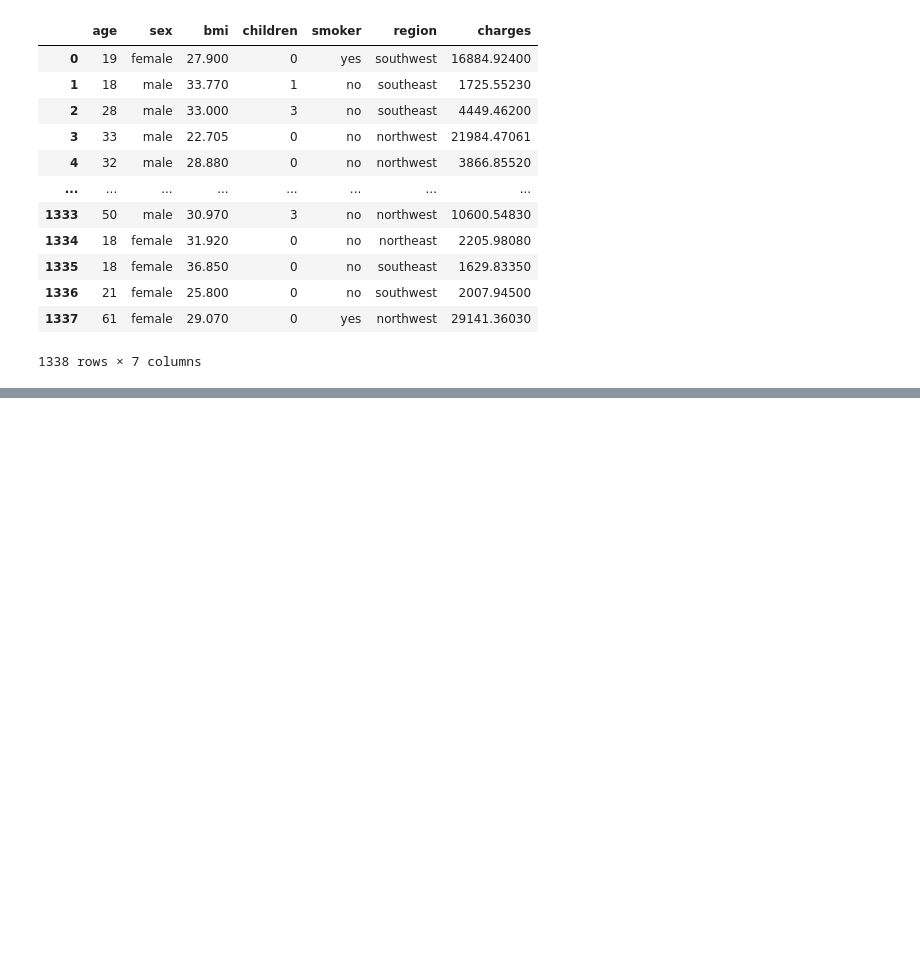
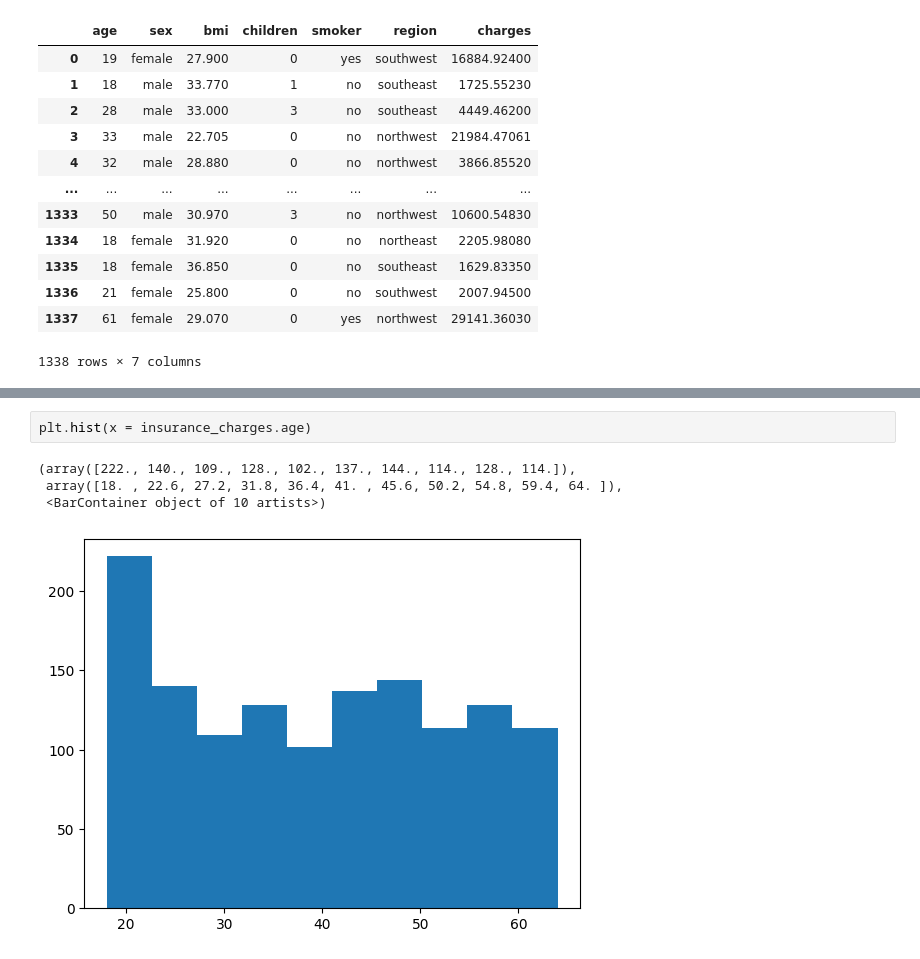
Before and after one commit to RangeshPandianPT/Data-Science_with-ML, a Jupyter notebook: Python_Libraries/Python_Libraries.ipynb, the cells around one changed output, grey strips where cells are left out. Cells and saved outputs as stored; diff of their text form; blank space fills up the shorter version.

```diff
--- a/Python_Libraries/Python_Libraries.ipynb
+++ b/Python_Libraries/Python_Libraries.ipynb
@@ -40,0 +106,7 @@ insurance_charges
+# %%
+plt.hist(x = insurance_charges.age)
+# %% [output]
+(array([222., 140., 109., 128., 102., 137., 144., 114., 128., 114.]),
+ array([18. , 22.6, 27.2, 31.8, 36.4, 41. , 45.6, 50.2, 54.8, 59.4, 64. ]),
+ <BarContainer object of 10 artists>)
+[figure, added]
```
Also changed, not shown: parts of 9 cells of this notebook.
